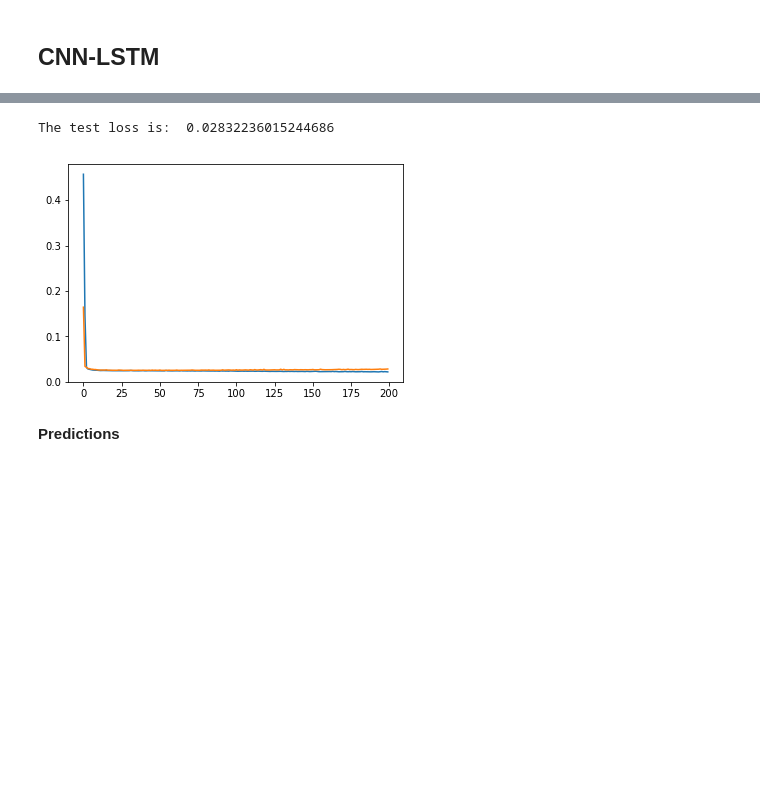
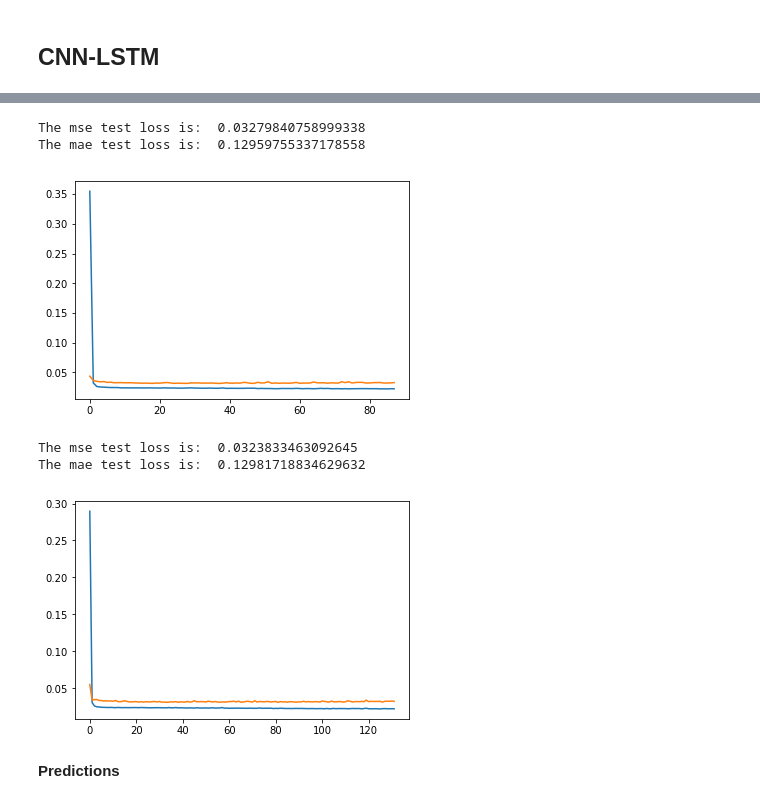
Before and after one commit to simaomsarmento/PairsTrading, a Jupyter notebook: PairsTrading_CommodityETFs-usingANNs.ipynb, the cells around one changed output, grey strips where cells are left out. Saved outputs shown, nothing was run; the diff lists cells and outputs as text; code cells hidden in the pictures; blank space fills up the shorter version.

```diff
--- a/PairsTrading_CommodityETFs-usingANNs.ipynb
+++ b/PairsTrading_CommodityETFs-usingANNs.ipynb
@@ -909,9 +1031,17 @@ _________________________________________________________________
+# %%
+plot_loss(cnn_lstm_history, 'cnn_lstm_loss')
+# %% [output]
+The mse test loss is:  0.03279840758999338
+The mae test loss is:  0.12959755337178558
+[figure, added]
 # %%
-print('The test loss is: ', cnn_lstm_score)
+print('The mse test loss is: ', cnn_lstm_score[0])
+print('The mae test loss is: ', cnn_lstm_score[1])
 plot_loss(cnn_lstm_history, 'cnn_lstm_loss')
 # %% [output]
-The test loss is:  0.02832236015244686
+The mse test loss is:  0.0323833463092645
+The mae test loss is:  0.12981718834629632
-[figure, old version]
+[figure, new version]
 # %% [markdown]
 **Predictions**
 # %%
```
Also changed, not shown: parts of 30 cells of this notebook, 1 other file.
